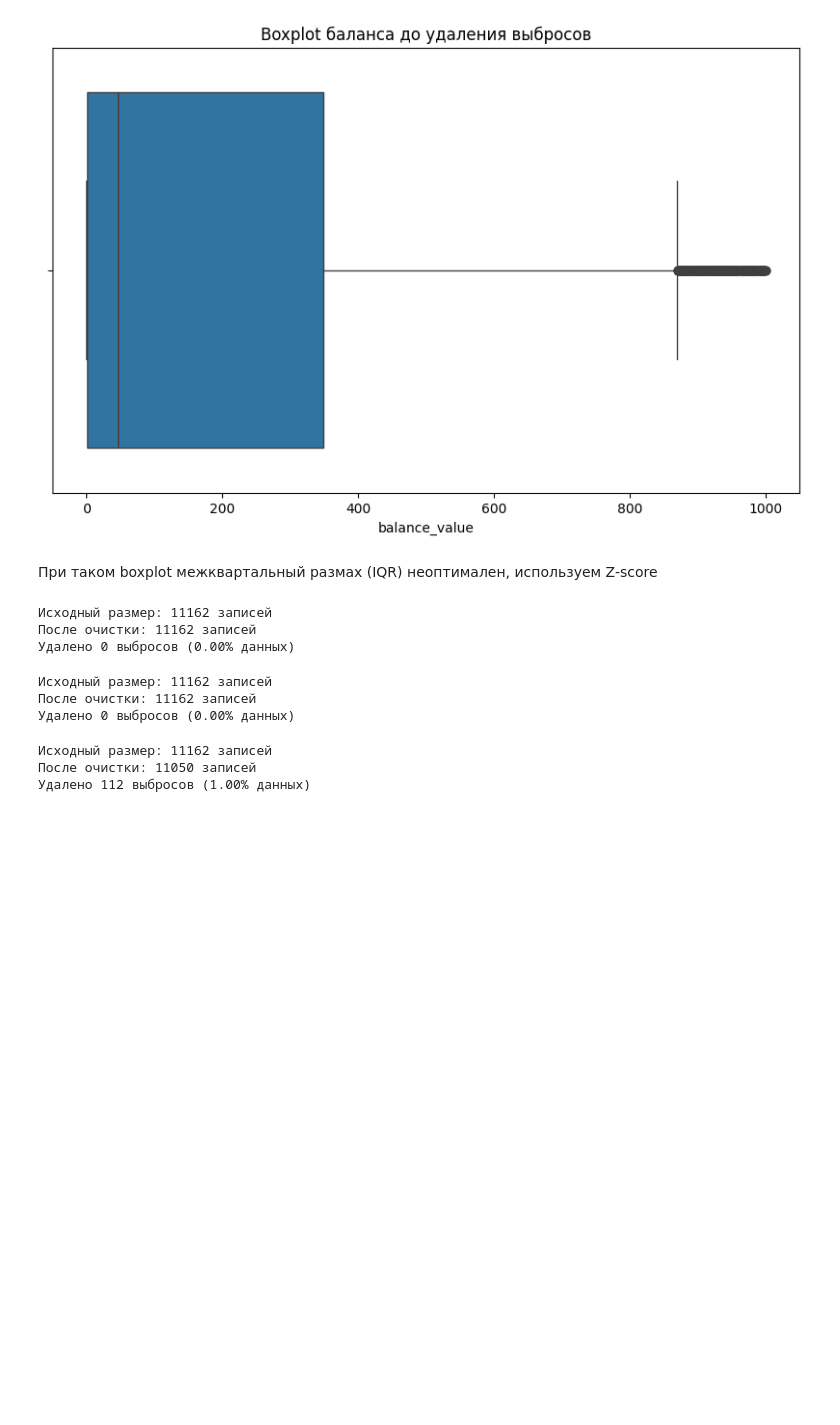
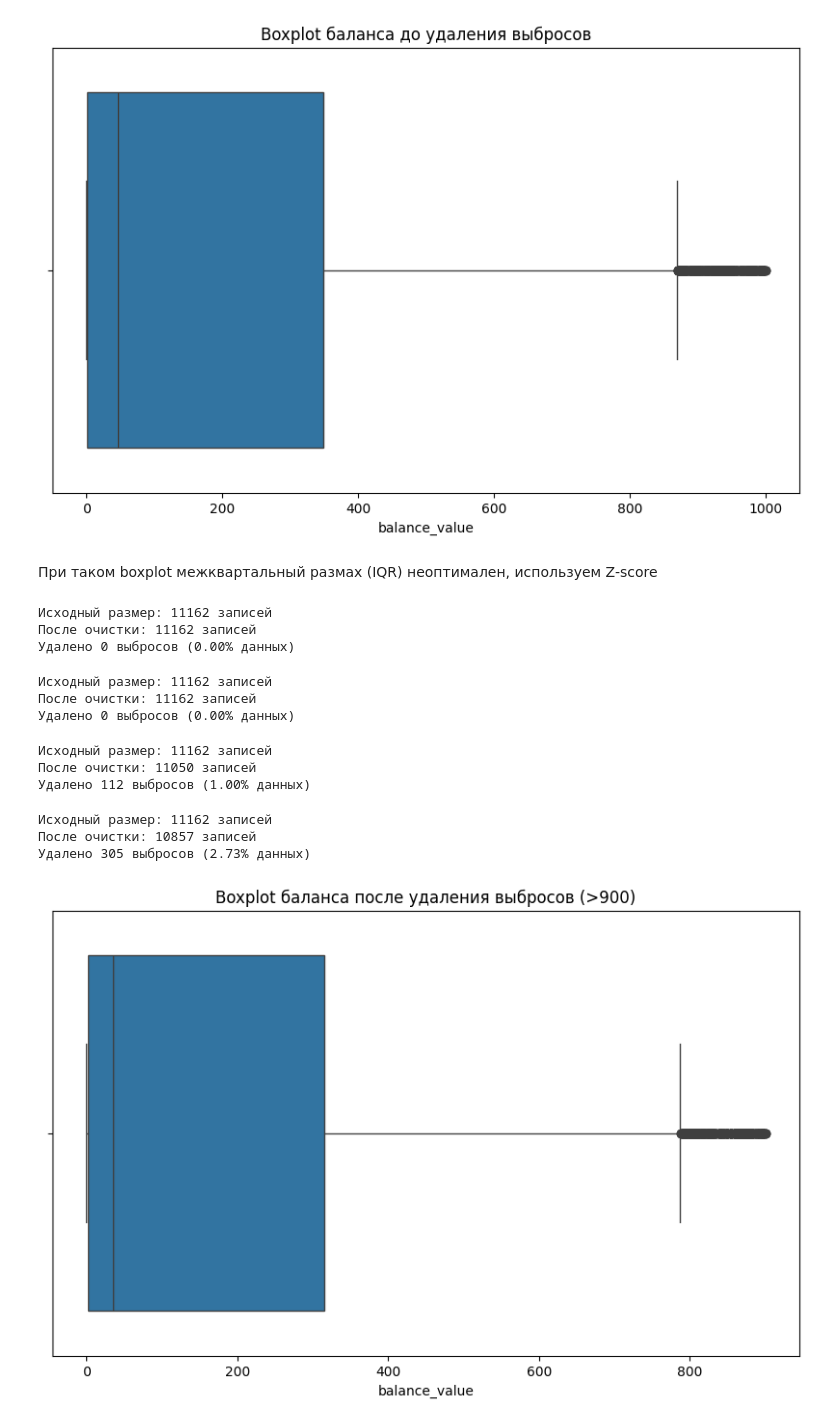
Before and after one commit to UlyanaGru/ML_project4, a Jupyter notebook: ml_progect4.ipynb, the cells around one changed output. Drawn from its saved outputs; the diff is of its cells as text; code cells hidden in the pictures; blank space fills up the shorter version.

```diff
--- a/ml_progect4.ipynb
+++ b/ml_progect4.ipynb
@@ -185,3 +181,21 @@ print(f'Удалено {len(df) - len(df_clean)} выбросов ({((len(df) -
 Исходный размер: 11162 записей
 После очистки: 11050 записей
 Удалено 112 выбросов (1.00% данных)
+# %%
+#Удаляем выбросы вручную - всё что выше 900
+df_clean = df[df['balance_value'] <= 900]
+#Проверяем результат
+print(f'Исходный размер: {len(df)} записей')
+print(f'После очистки: {len(df_clean)} записей')
+print(f'Удалено {len(df) - len(df_clean)} выбросов ({(len(df) - len(df_clean))/len(df)*100:.2f}% данных)')
+#Строим boxplot для проверки
+plt.figure(figsize=(10, 6))
+sns.boxplot(x=df_clean['balance_value'])
+plt.title('Boxplot баланса после удаления выбросов (>900)')
+plt.show()
+df = df_clean
+# %% [output]
+Исходный размер: 11162 записей
+После очистки: 10857 записей
+Удалено 305 выбросов (2.73% данных)
+[figure, added]
```
Also changed, not shown: parts of 2 cells of this notebook.
